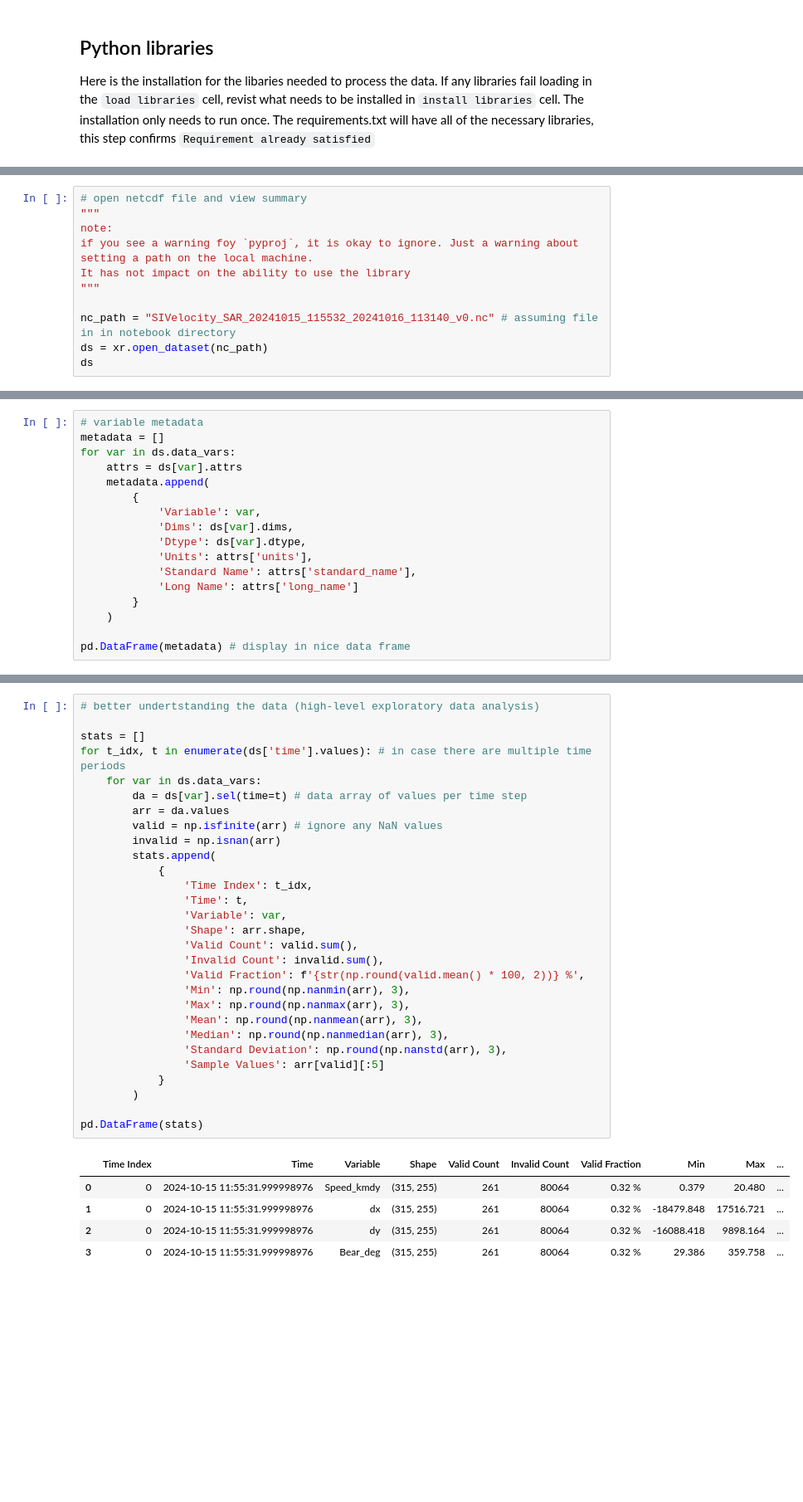
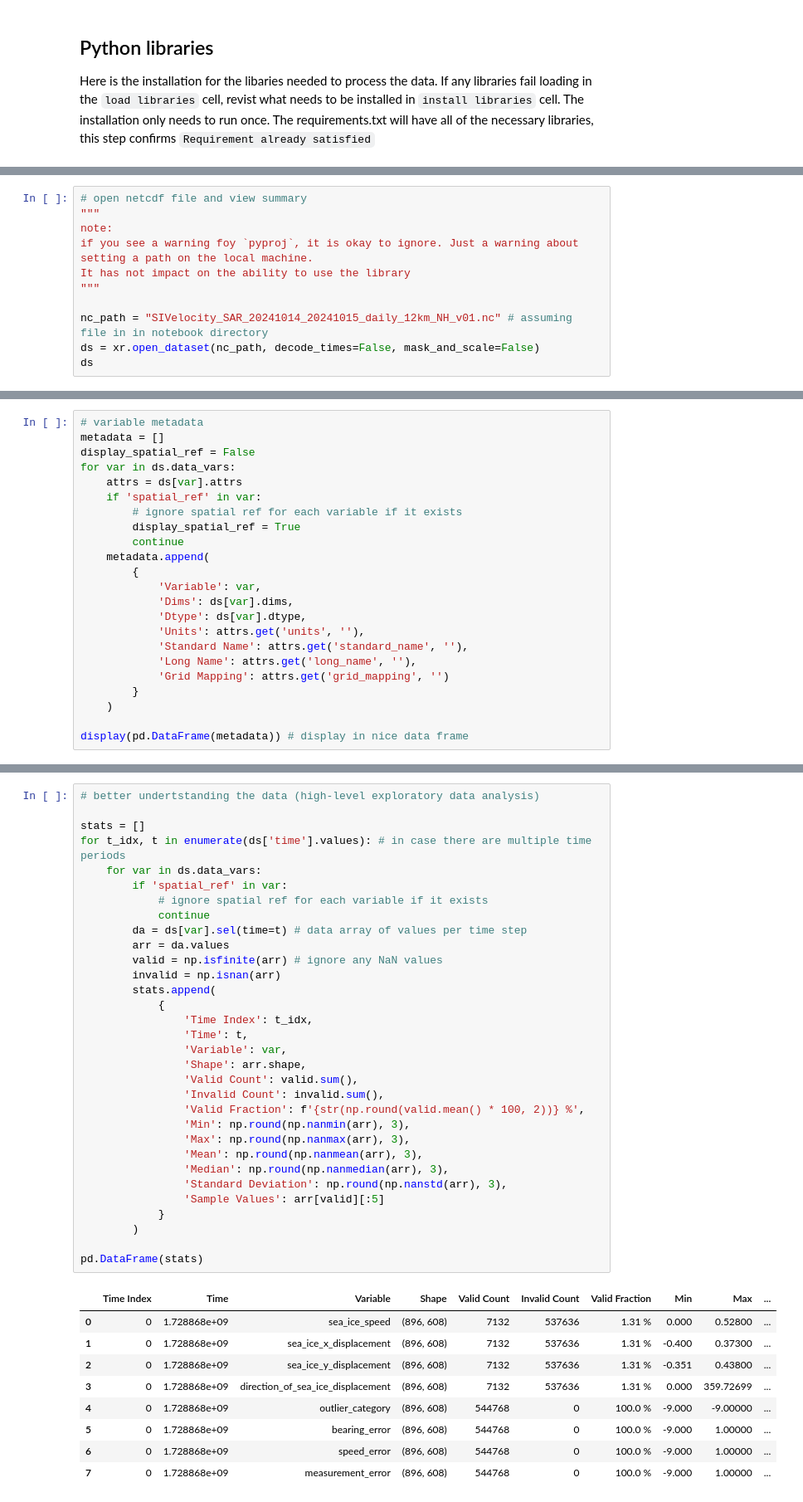
Before and after one commit to BG-NOAA/read_sar_drift_netcdf, a Jupyter notebook: read_netcdf_tutorial.ipynb, the cells around one changed output, grey strips where cells are left out. Shown at 83% size. Drawn from its saved outputs; the diff is of its cells as text; blank space fills up the shorter version.

```diff
--- a/read_netcdf_tutorial.ipynb
+++ b/read_netcdf_tutorial.ipynb
@@ -43,7 +44,7 @@ if you see a warning foy `pyproj`, it is okay to ignore. Just a warning about se
 It has not impact on the ability to use the library
 """
 
-nc_path = "SIVelocity_SAR_20241015_115532_20241016_113140_v0.nc" # assuming file in in notebook directory
-ds = xr.open_dataset(nc_path)
+nc_path = "SIVelocity_SAR_20241014_20241015_daily_12km_NH_v01.nc" # assuming file in in notebook directory
+ds = xr.open_dataset(nc_path, decode_times=False, mask_and_scale=False)
 ds
 # %% [output]
@@ -105,18 +106,24 @@ Time coordinate: ['2024-10-15T11:55:31.999998976']
 # %%
 # variable metadata
 metadata = []
+display_spatial_ref = False
 for var in ds.data_vars:
     attrs = ds[var].attrs
+    if 'spatial_ref' in var:
+        # ignore spatial ref for each variable if it exists
+        display_spatial_ref = True
+        continue
     metadata.append(
         {
             'Variable': var,
             'Dims': ds[var].dims,
             'Dtype': ds[var].dtype,
-            'Units': attrs['units'],
-            'Standard Name': attrs['standard_name'],
-            'Long Name': attrs['long_name']
+            'Units': attrs.get('units', ''),
+            'Standard Name': attrs.get('standard_name', ''),
+            'Long Name': attrs.get('long_name', ''),
+            'Grid Mapping': attrs.get('grid_mapping', '')
         }
     )
 
-pd.DataFrame(metadata) # display in nice data frame
+display(pd.DataFrame(metadata)) # display in nice data frame
 # %% [output]
@@ -129,36 +169,43 @@ pd.DataFrame(metadata) # display in nice data frame
 # better undertstanding the data (high-level exploratory data analysis)
 
 stats = []
 for t_idx, t in enumerate(ds['time'].values): # in case there are multiple time periods
     for var in ds.data_vars:
+        if 'spatial_ref' in var:
+            # ignore spatial ref for each variable if it exists
+            continue
         da = ds[var].sel(time=t) # data array of values per time step
         arr = da.values
         valid = np.isfinite(arr) # ignore any NaN values
         invalid = np.isnan(arr)
         stats.append(
             {
                 'Time Index': t_idx,
                 'Time': t,
                 'Variable': var,
                 'Shape': arr.shape,
                 'Valid Count': valid.sum(),
                 'Invalid Count': invalid.sum(),
                 'Valid Fraction': f'{str(np.round(valid.mean() * 100, 2))} %',
                 'Min': np.round(np.nanmin(arr), 3),
                 'Max': np.round(np.nanmax(arr), 3),
                 'Mean': np.round(np.nanmean(arr), 3),
                 'Median': np.round(np.nanmedian(arr), 3),
                 'Standard Deviation': np.round(np.nanstd(arr), 3),
                 'Sample Values': arr[valid][:5]
             }
         )
 
 pd.DataFrame(stats)
 # %% [output]
 |  | Time Index | Time | Variable | Shape | Valid Count | Invalid Count | Valid Fraction | Min | Max | ... |
-| 0 | 0 | 2024-10-15 11:55:31.999998976 | Speed_kmdy | (315, 255) | 261 | 80064 | 0.32 % | 0.379 | 20.480 | ... |
-| 1 | 0 | 2024-10-15 11:55:31.999998976 | dx | (315, 255) | 261 | 80064 | 0.32 % | -18479.848 | 17516.721 | ... |
-| 2 | 0 | 2024-10-15 11:55:31.999998976 | dy | (315, 255) | 261 | 80064 | 0.32 % | -16088.418 | 9898.164 | ... |
-| 3 | 0 | 2024-10-15 11:55:31.999998976 | Bear_deg | (315, 255) | 261 | 80064 | 0.32 % | 29.386 | 359.758 | ... |
+| 0 | 0 | 1.728868e+09 | sea_ice_speed | (896, 608) | 7132 | 537636 | 1.31 % | 0.000 | 0.52800 | ... |
+| 1 | 0 | 1.728868e+09 | sea_ice_x_displacement | (896, 608) | 7132 | 537636 | 1.31 % | -0.400 | 0.37300 | ... |
+| 2 | 0 | 1.728868e+09 | sea_ice_y_displacement | (896, 608) | 7132 | 537636 | 1.31 % | -0.351 | 0.43800 | ... |
+| 3 | 0 | 1.728868e+09 | direction_of_sea_ice_displacement | (896, 608) | 7132 | 537636 | 1.31 % | 0.000 | 359.72699 | ... |
+| 4 | 0 | 1.728868e+09 | outlier_category | (896, 608) | 544768 | 0 | 100.0 % | -9.000 | -9.00000 | ... |
+| 5 | 0 | 1.728868e+09 | bearing_error | (896, 608) | 544768 | 0 | 100.0 % | -9.000 | 1.00000 | ... |
+| 6 | 0 | 1.728868e+09 | speed_error | (896, 608) | 544768 | 0 | 100.0 % | -9.000 | 1.00000 | ... |
+| 7 | 0 | 1.728868e+09 | measurement_error | (896, 608) | 544768 | 0 | 100.0 % | -9.000 | 1.00000 | ... |
 # %%
 # let's see what the data looks like
```
Also changed, not shown: parts of 12 cells of this notebook, 5 other files.
